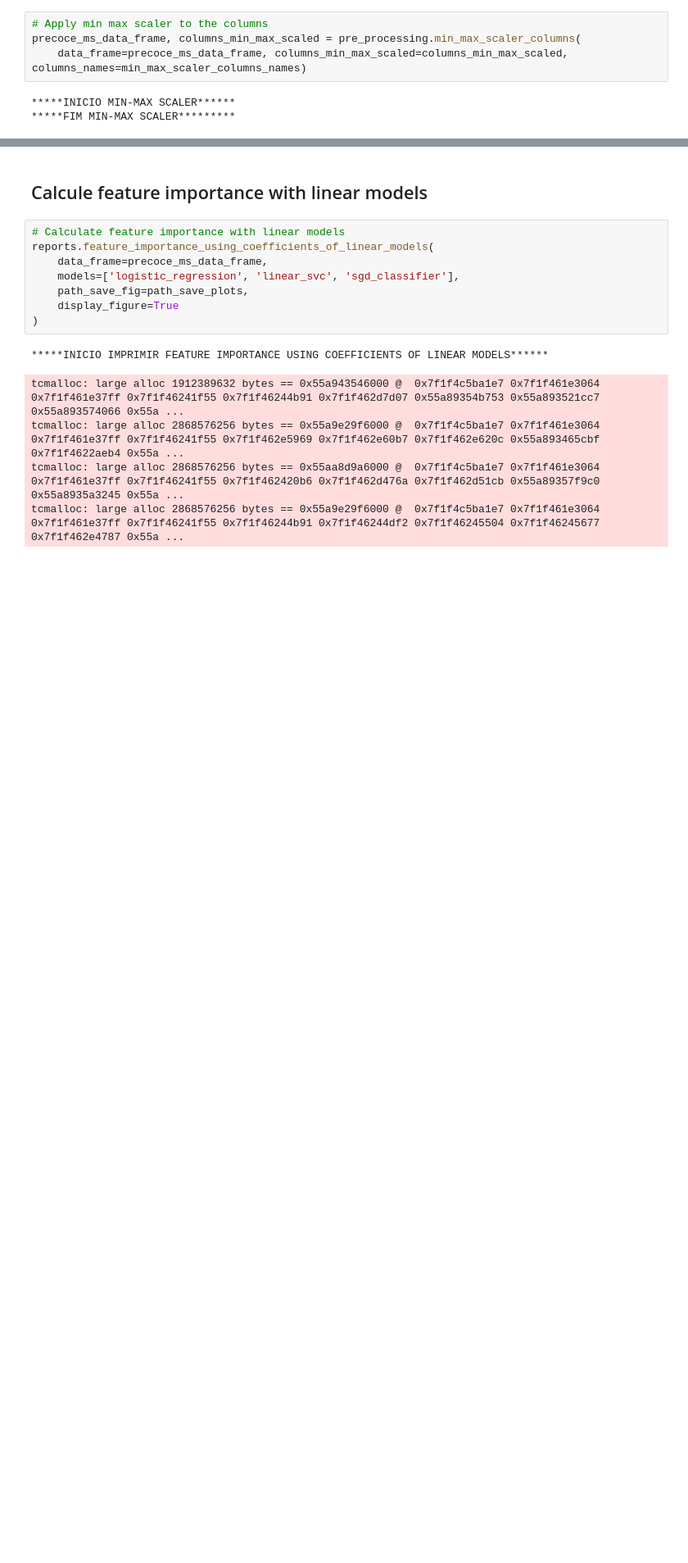
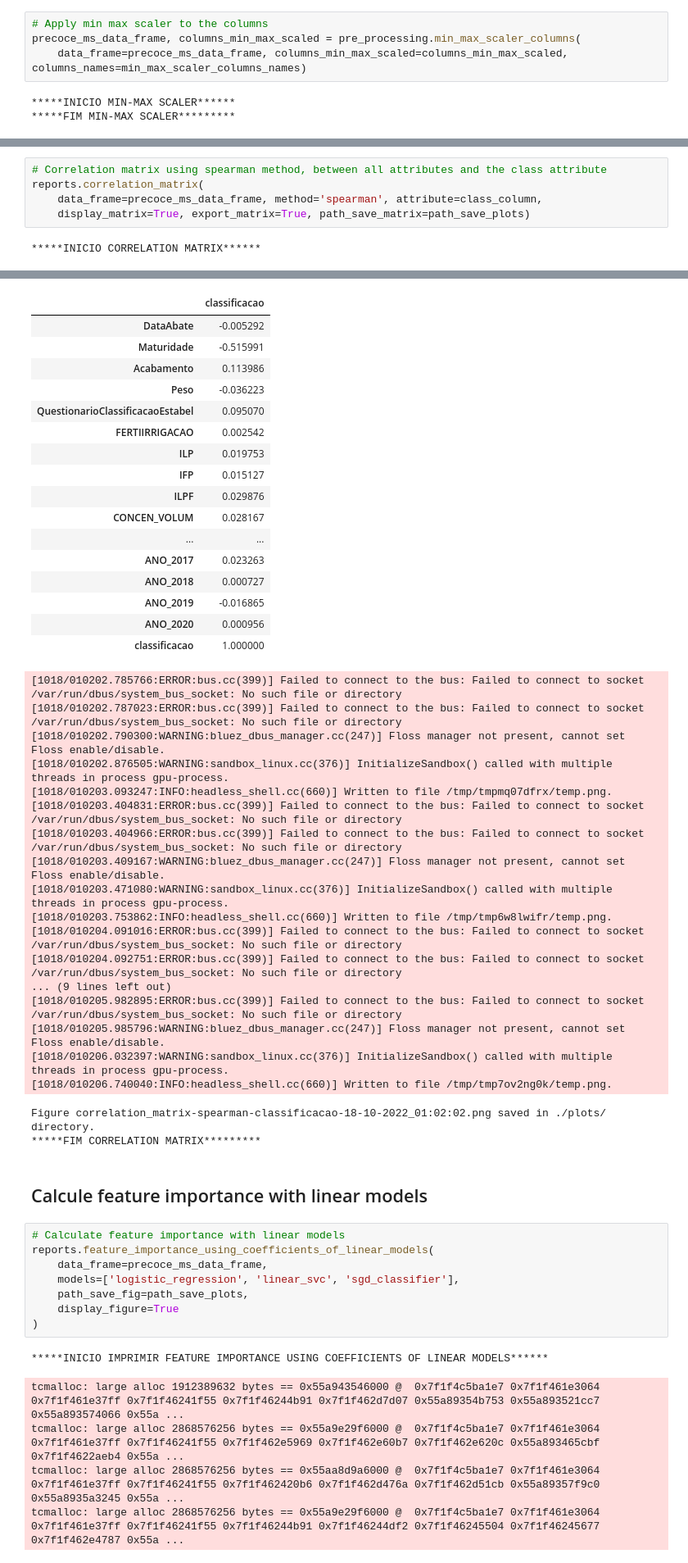
Before and after one commit to rafamarquesi/precoce-ms-classification, a Jupyter notebook: main.ipynb, the cells around one changed output, grey strips where cells are left out. Shown at 82% size. Drawn from its saved outputs; the diff is of its cells as text; blank space fills up the shorter version.

```diff
--- a/main.ipynb
+++ b/main.ipynb
@@ -649,0 +744,7 @@ precoce_ms_data_frame = utils.move_cloumns_last_positions(
+# %%
+# Correlation matrix using spearman method, between all attributes and the class attribute
+reports.correlation_matrix(
+    data_frame=precoce_ms_data_frame, method='spearman', attribute=class_column,
+    display_matrix=True, export_matrix=True, path_save_matrix=path_save_plots)
+# %% [output]
+*****INICIO CORRELATION MATRIX******
@@ -650,3 +753,39 @@ precoce_ms_data_frame = utils.move_cloumns_last_positions(
+|  | classificacao |
+| DataAbate | -0.005292 |
+| Maturidade | -0.515991 |
+| Acabamento | 0.113986 |
+| Peso | -0.036223 |
+| QuestionarioClassificacaoEstabel | 0.095070 |
+| FERTIIRRIGACAO | 0.002542 |
+| ILP | 0.019753 |
+| IFP | 0.015127 |
+| ILPF | 0.029876 |
+| CONCEN_VOLUM | 0.028167 |
+| ... | ... |
+| ANO_2017 | 0.023263 |
+| ANO_2018 | 0.000727 |
+| ANO_2019 | -0.016865 |
+| ANO_2020 | 0.000956 |
+| classificacao | 1.000000 |
+[1018/010202.785766:ERROR:bus.cc(399)] Failed to connect to the bus: Failed to connect to socket /var/run/dbus/system_bus_socket: No such file or directory
+[1018/010202.787023:ERROR:bus.cc(399)] Failed to connect to the bus: Failed to connect to socket /var/run/dbus/system_bus_socket: No such file or directory
+[1018/010202.790300:WARNING:bluez_dbus_manager.cc(247)] Floss manager not present, cannot set Floss enable/disable.
+[1018/010202.876505:WARNING:sandbox_linux.cc(376)] InitializeSandbox() called with multiple threads in process gpu-process.
+[1018/010203.093247:INFO:headless_shell.cc(660)] Written to file /tmp/tmpmq07dfrx/temp.png.
+[1018/010203.404831:ERROR:bus.cc(399)] Failed to connect to the bus: Failed to connect to socket /var/run/dbus/system_bus_socket: No such file or directory
+[1018/010203.404966:ERROR:bus.cc(399)] Failed to connect to the bus: Failed to connect to socket /var/run/dbus/system_bus_socket: No such file or directory
+[1018/010203.409167:WARNING:bluez_dbus_manager.cc(247)] Floss manager not present, cannot set Floss enable/disable.
+[1018/010203.471080:WARNING:sandbox_linux.cc(376)] InitializeSandbox() called with multiple threads in process gpu-process.
+[1018/010203.753862:INFO:headless_shell.cc(660)] Written to file /tmp/tmp6w8lwifr/temp.png.
+[1018/010204.091016:ERROR:bus.cc(399)] Failed to connect to the bus: Failed to connect to socket /var/run/dbus/system_bus_socket: No such file or directory
+[1018/010204.092751:ERROR:bus.cc(399)] Failed to connect to the bus: Failed to connect to socket /var/run/dbus/system_bus_socket: No such file or directory
+... (9 lines left out)
+[1018/010205.982895:ERROR:bus.cc(399)] Failed to connect to the bus: Failed to connect to socket /var/run/dbus/system_bus_socket: No such file or directory
+[1018/010205.985796:WARNING:bluez_dbus_manager.cc(247)] Floss manager not present, cannot set Floss enable/disable.
+[1018/010206.032397:WARNING:sandbox_linux.cc(376)] InitializeSandbox() called with multiple threads in process gpu-process.
+[1018/010206.740040:INFO:headless_shell.cc(660)] Written to file /tmp/tmp7ov2ng0k/temp.png.
+Figure correlation_matrix-spearman-classificacao-18-10-2022_01:02:02.png saved in ./plots/ directory.
+*****FIM CORRELATION MATRIX*********
 # %% [markdown]
 ## Calcule feature importance with linear models
 # %%
```
Also changed, not shown: parts of 15 cells of this notebook.
